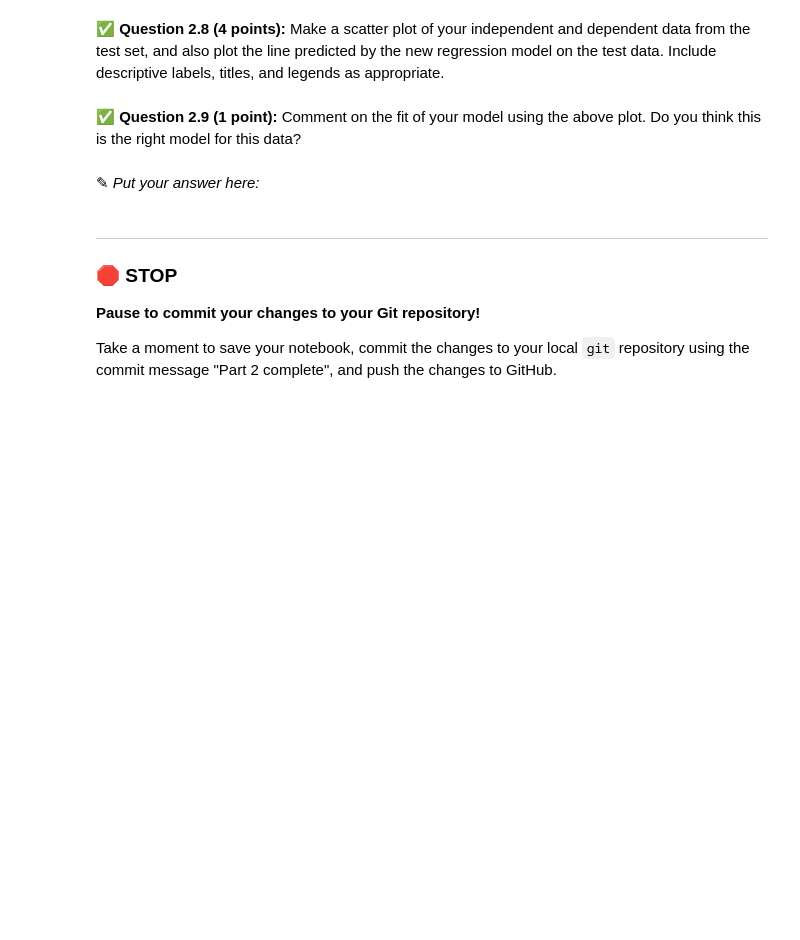
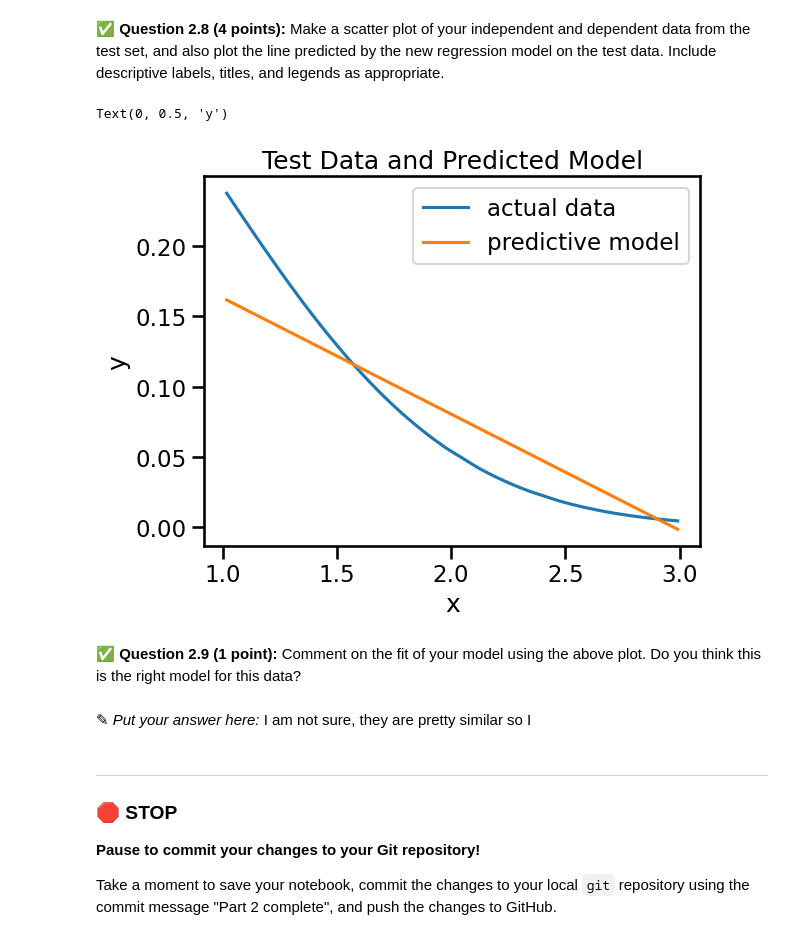
Before and after one commit to ilanberen/CMSE202-s26-turnin, a Jupyter notebook: HW-03_Regression-S26-IlanBerenfeld.ipynb, the cells around one changed output. Drawn from its saved outputs; the diff is of its cells as text; code cells hidden in the pictures; blank space fills up the shorter version.

```diff
--- a/HW-03_Regression-S26-IlanBerenfeld.ipynb
+++ b/HW-03_Regression-S26-IlanBerenfeld.ipynb
@@ -136,2 +176,9 @@ In this part, we'll perform some one-variable linear regression analysis on the
+# %%
+# Put your code here
+test_data=pd.read_csv('Test_1.csv')
+
+X_test = test_data['X']
+X_test = sm.add_constant(X_test)
+y_test = test_data['Y']
 # %% [markdown]
 &#9989; **Question 2.8 (4 points):** Make a scatter plot of your independent and dependent data from the test set, and also plot the line predicted by the new regression model on the test data. Include descriptive labels, titles, and legends as appropriate.
@@ -140,7 +185,18 @@ In this part, we'll perform some one-variable linear regression analysis on the
+# %%
+# Put your answer here
+plt.plot(test_data['X'],y_test,label="actual data")
+plt.plot(test_data['X'],model.predict(X_test),label="predictive model")
+plt.legend()
+plt.title("Test Data and Predicted Model")
+plt.xlabel('x')
+plt.ylabel('y')
+# %% [output]
+Text(0, 0.5, 'y')
+[figure, added]
 # %% [markdown]
 &#9989; **Question 2.9 (1 point):** Comment on the fit of your model using the above plot. Do you think this is the right model for this data?
 # %% [markdown]
-<font size=+3>&#9998;</font> _Put your answer here:_
+<font size=+3>&#9998;</font> _Put your answer here:_ I am not sure, they are pretty similar so I
 # %% [markdown]
 ---
 ### &#128721; STOP
```
Also changed, not shown: parts of 13 cells of this notebook.
